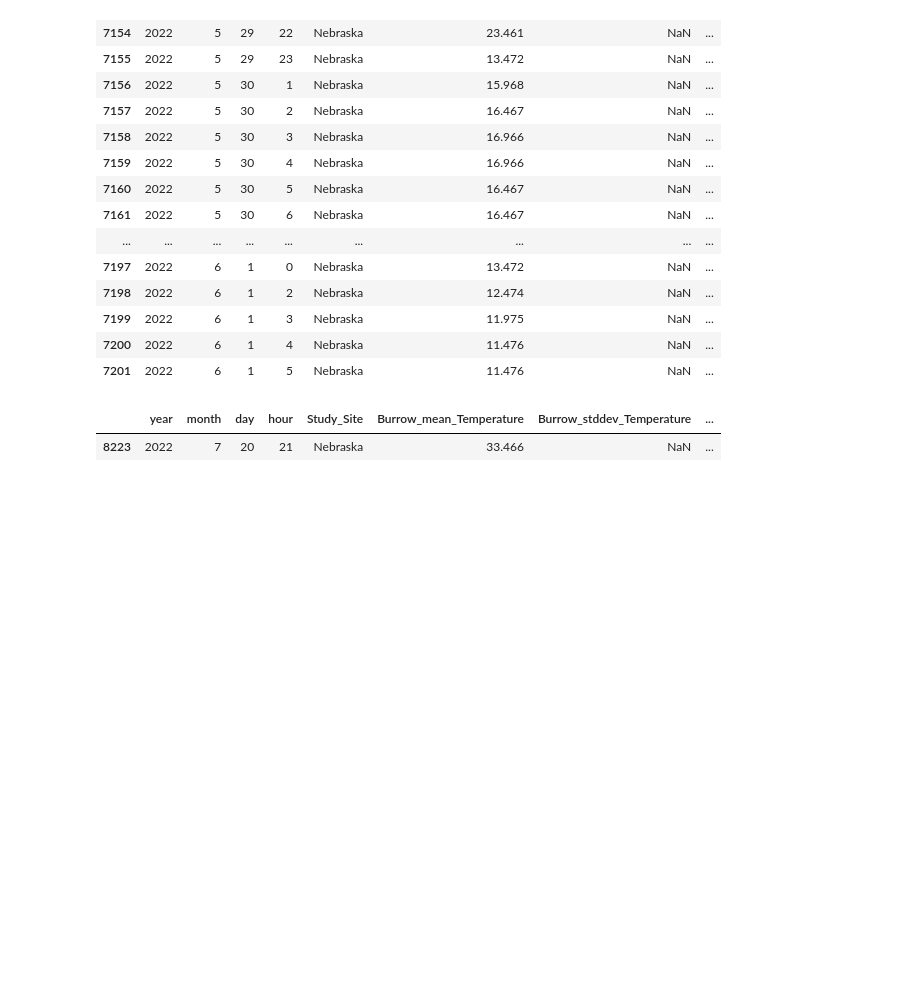
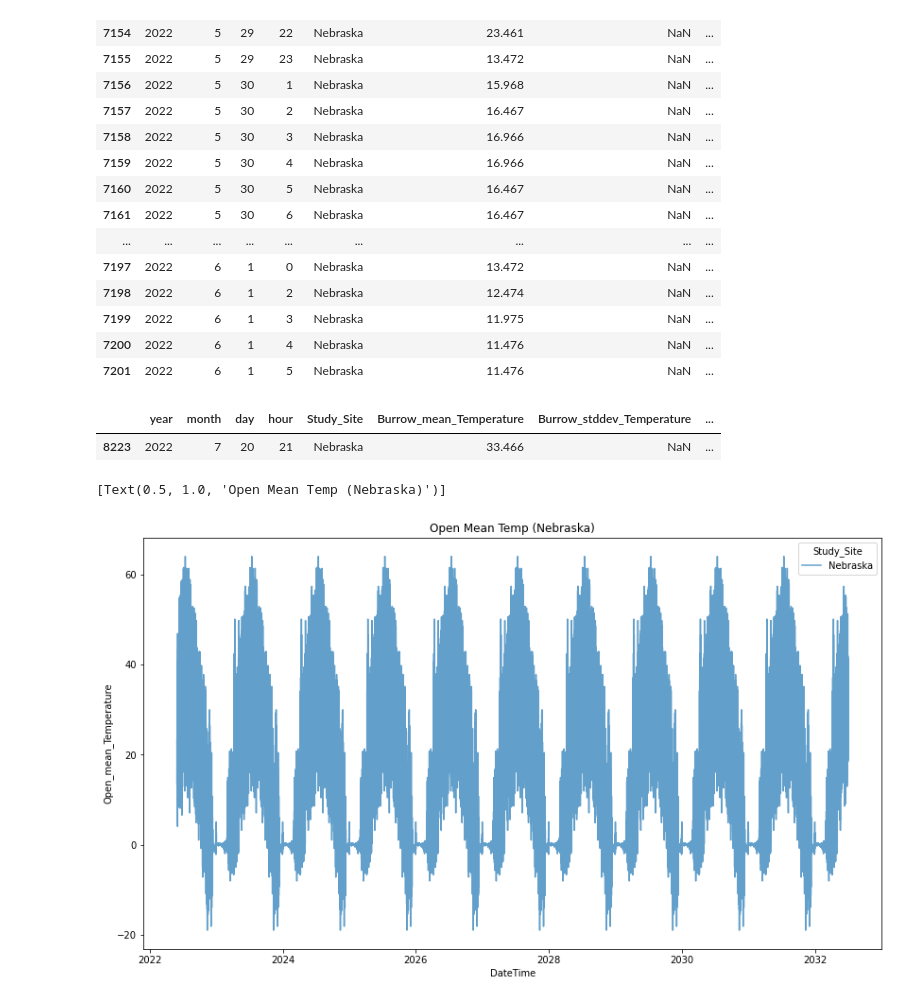
Before and after one commit to michaelremington2/therma_sim, a Jupyter notebook: src/therma_sim/get_data.ipynb, the cells around one changed output. Drawn from its saved outputs; the diff is of its cells as text; code cells hidden in the pictures; blank space fills up the shorter version.

```diff
--- a/src/therma_sim/get_data.ipynb
+++ b/src/therma_sim/get_data.ipynb
@@ -230,3 +229,44 @@ nan_microhabitat_rows.head()
 # %% [output]
 |  | year | month | day | hour | Study_Site | Burrow_mean_Temperature | Burrow_stddev_Temperature | ... |
 | 8223 | 2022 | 7 | 20 | 21 | Nebraska | 33.466 | NaN | ... |
+# %%
+# Number of years to append
+num_years = 10
+
+# Create an empty DataFrame to store the results
+appended_data = pd.DataFrame()
+
+for i in range(num_years):
+    # Create a copy of the dataset
+    temp_df = otm_data.copy()
+
+    # Update the year
+    temp_df['year'] += i  # Increment year by the iteration number
+
+    # Update the DateTime column
+    temp_df['DateTime'] = pd.to_datetime(temp_df['DateTime']) + pd.DateOffset(years=i)
+
+#     # Add new temperature columns for the increment
+#     temp_df[f'open_plus_{i+1}'] = temp_df['Open_mean_Temperature'] + (i + 1)
+#     temp_df[f'burrow_plus_{i+1}'] = temp_df['Burrow_mean_Temperature'] + (i + 1)
+
+    # Append to the new DataFrame
+    appended_data = pd.concat([appended_data, temp_df], ignore_index=True)
+# %%
+# Drop duplicate rows across the entire DataFrame
+appended_data = appended_data.drop_duplicates()
+
+# Alternatively, drop duplicates based on specific columns
+appended_data = appended_data.drop_duplicates(subset=['year', 'month', 'day', 'hour', 'Study_Site'])
+
+# Reset index after dropping duplicates (optional)
+appended_data = appended_data.reset_index(drop=True)
+# %%
+plt.figure(figsize=(14, 8))
+sns.lineplot(data=appended_data[appended_data['Study_Site'] == 'Nebraska'],
+             x='DateTime',
+             y='Open_mean_Temperature',
+             hue='Study_Site', alpha=0.7).set(title='Open Mean Temp (Nebraska)')
+# %% [output]
+[Text(0.5, 1.0, 'Open Mean Temp (Nebraska)')]
+[figure, added]
```
Also changed, not shown: parts of 5 cells of this notebook, 7 other files.
